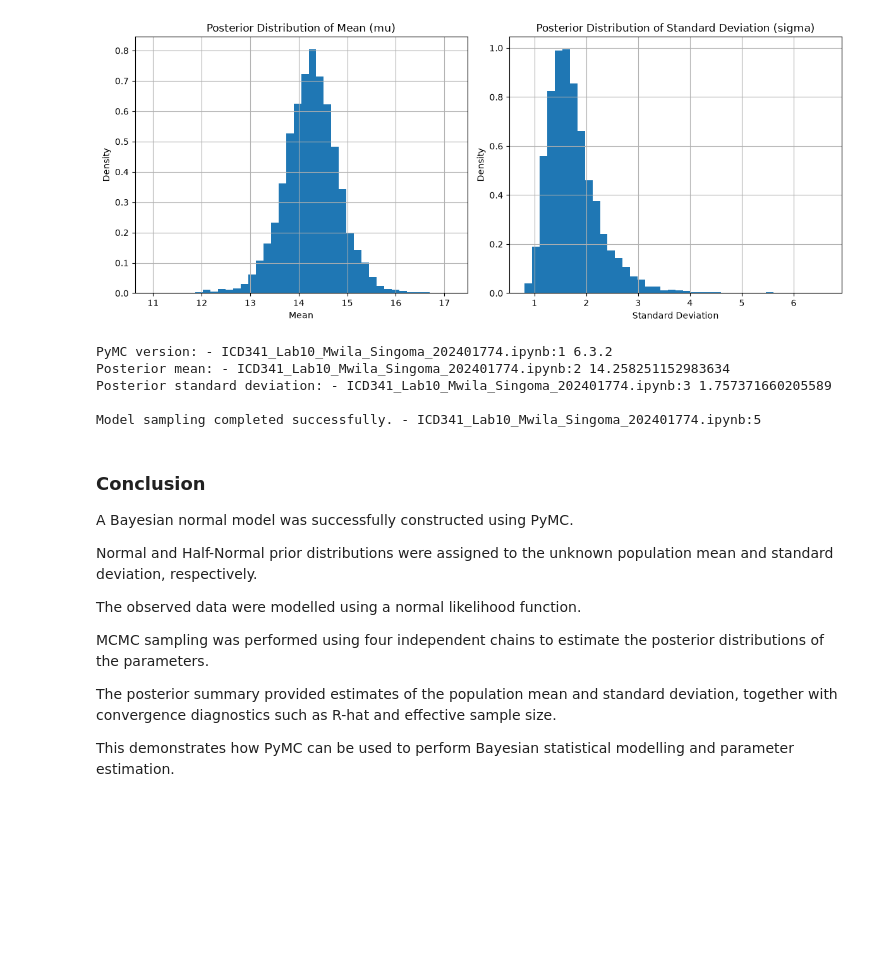
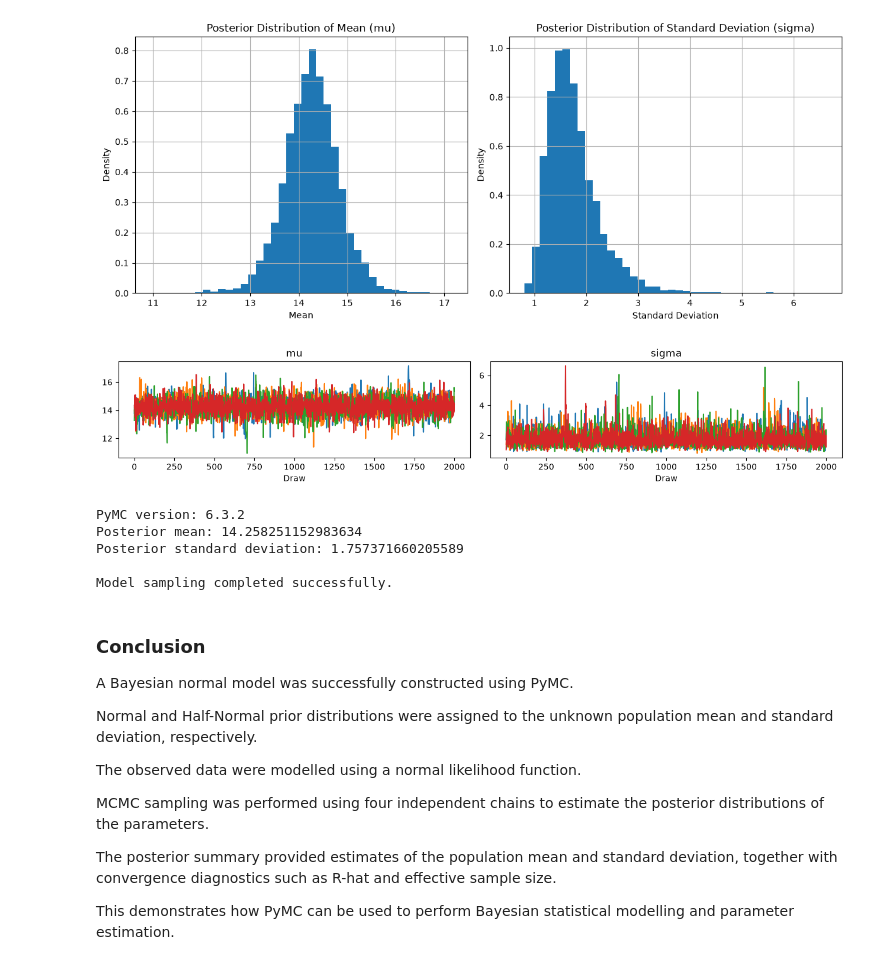
Before and after one commit to CodeCrafterMwila/ICD341, a Jupyter notebook: labs/ICD341_Lab10_Mwila_Singoma_202401774.ipynb, the cells around one changed output. Saved outputs shown, nothing was run; the diff lists cells and outputs as text; code cells hidden in the pictures; blank space fills up the shorter version.

```diff
--- a/labs/ICD341_Lab10_Mwila_Singoma_202401774.ipynb
+++ b/labs/ICD341_Lab10_Mwila_Singoma_202401774.ipynb
@@ -419,18 +460,30 @@ plt.tight_layout()
 plt.show()
 # %% [output]
 [figure]
+# %%
+# Plot MCMC traces for the model parameters
+
+pm.plot_trace(
+    trace,
+    var_names=["mu", "sigma"]
+)
+
+plt.tight_layout()
+plt.show()
+# %% [output]
+[figure, added]
 # %%
-print("PyMC version: - ICD341_Lab10_Mwila_Singoma_202401774.ipynb:1", pm.__version__)
-print("Posterior mean: - ICD341_Lab10_Mwila_Singoma_202401774.ipynb:2", mu_samples.mean())
-print("Posterior standard deviation: - ICD341_Lab10_Mwila_Singoma_202401774.ipynb:3", sigma_samples.mean())
+print("PyMC version:", pm.__version__)
+print("Posterior mean:", mu_samples.mean())
+print("Posterior standard deviation:", sigma_samples.mean())
 
-print("\nModel sampling completed successfully. - ICD341_Lab10_Mwila_Singoma_202401774.ipynb:5")
+print("\nModel sampling completed successfully.")
 # %% [output]
-PyMC version: - ICD341_Lab10_Mwila_Singoma_202401774.ipynb:1 6.3.2
-Posterior mean: - ICD341_Lab10_Mwila_Singoma_202401774.ipynb:2 14.258251152983634
-Posterior standard deviation: - ICD341_Lab10_Mwila_Singoma_202401774.ipynb:3 1.757371660205589
+PyMC version: 6.3.2
+Posterior mean: 14.258251152983634
+Posterior standard deviation: 1.757371660205589
 
-Model sampling completed successfully. - ICD341_Lab10_Mwila_Singoma_202401774.ipynb:5
+Model sampling completed successfully.
 # %% [markdown]
 ### Conclusion
 
```
Also changed, not shown: parts of 11 cells of this notebook.
